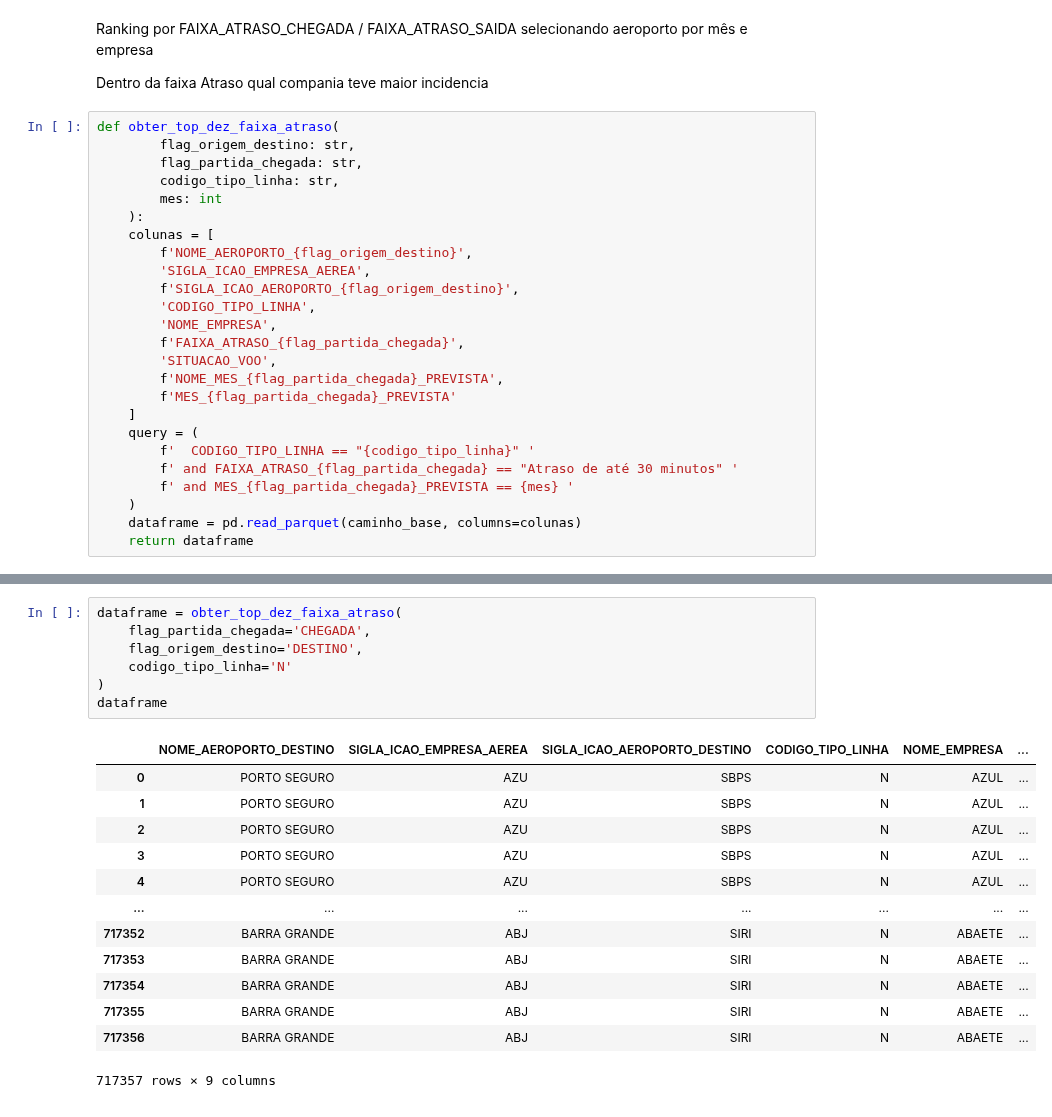
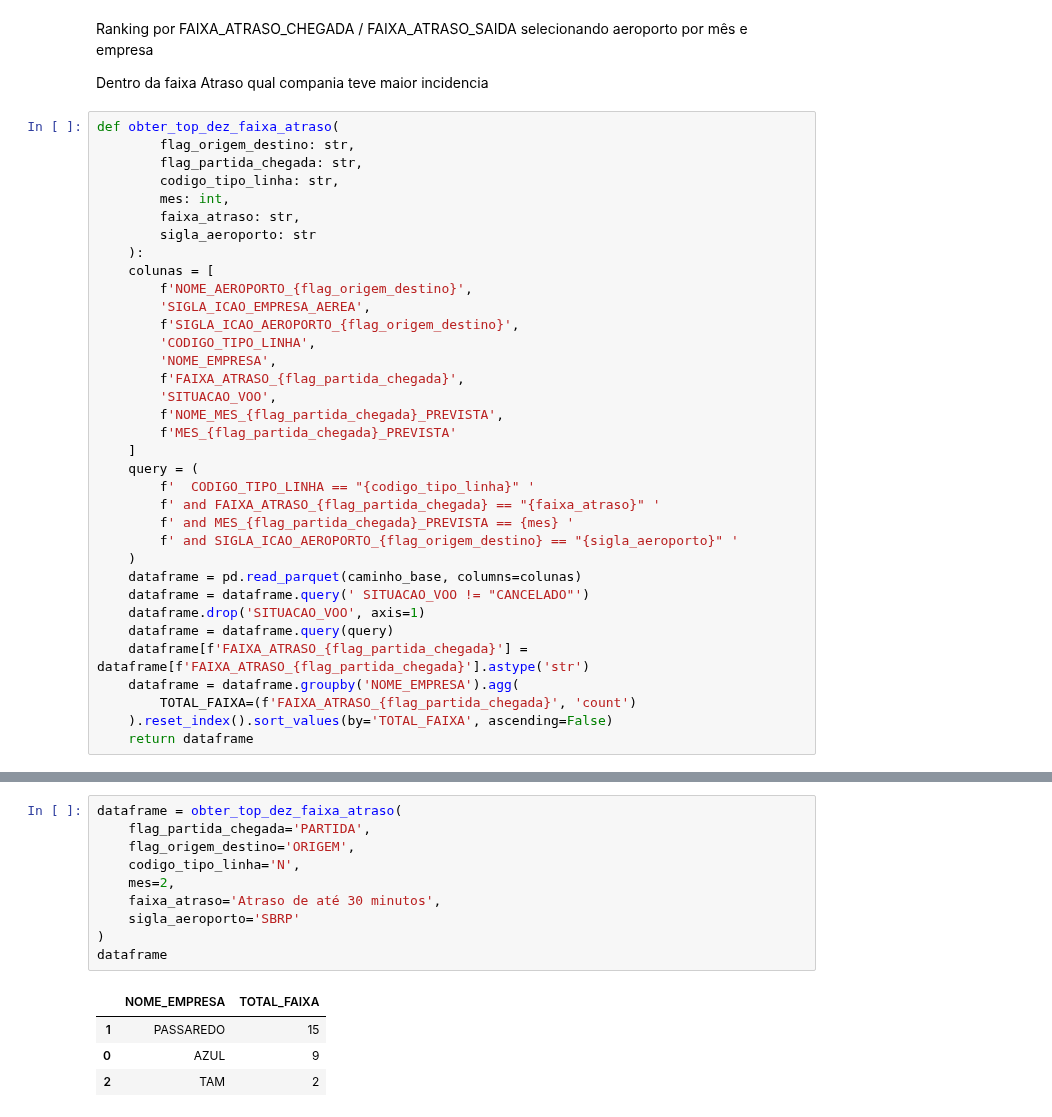
Before and after one commit to rodrigorocha1/dashboard_dados_voos_python, a Jupyter notebook: notebooks/visualizacoes.ipynb, the cells around one changed output, grey strips where cells are left out. Drawn from its saved outputs; the diff is of its cells as text.

```diff
--- a/notebooks/visualizacoes.ipynb
+++ b/notebooks/visualizacoes.ipynb
@@ -560,7 +560,9 @@ def obter_top_dez_faixa_atraso(
         flag_origem_destino: str,
         flag_partida_chegada: str,
         codigo_tipo_linha: str,
-        mes: int
+        mes: int,
+        faixa_atraso: str,
+        sigla_aeroporto: str
     ):
     colunas = [
         f'NOME_AEROPORTO_{flag_origem_destino}',
@@ -575,8 +577,16 @@ def obter_top_dez_faixa_atraso(
     ]
     query = (
         f'  CODIGO_TIPO_LINHA == "{codigo_tipo_linha}" '
-        f' and FAIXA_ATRASO_{flag_partida_chegada} == "Atraso de até 30 minutos" '
+        f' and FAIXA_ATRASO_{flag_partida_chegada} == "{faixa_atraso}" '
         f' and MES_{flag_partida_chegada}_PREVISTA == {mes} '
+        f' and SIGLA_ICAO_AEROPORTO_{flag_origem_destino} == "{sigla_aeroporto}" '
     )
     dataframe = pd.read_parquet(caminho_base, columns=colunas)
+    dataframe = dataframe.query(' SITUACAO_VOO != "CANCELADO"')
+    dataframe.drop('SITUACAO_VOO', axis=1)
+    dataframe = dataframe.query(query)
+    dataframe[f'FAIXA_ATRASO_{flag_partida_chegada}'] = dataframe[f'FAIXA_ATRASO_{flag_partida_chegada}'].astype('str')
+    dataframe = dataframe.groupby('NOME_EMPRESA').agg(
+        TOTAL_FAIXA=(f'FAIXA_ATRASO_{flag_partida_chegada}', 'count')
+    ).reset_index().sort_values(by='TOTAL_FAIXA', ascending=False)
     return dataframe
@@ -583,21 +598,15 @@ def obter_top_dez_faixa_atraso(
 # %%
 dataframe = obter_top_dez_faixa_atraso(
-    flag_partida_chegada='CHEGADA',
-    flag_origem_destino='DESTINO',
-    codigo_tipo_linha='N'
+    flag_partida_chegada='PARTIDA',
+    flag_origem_destino='ORIGEM',
+    codigo_tipo_linha='N',
+    mes=2,
+    faixa_atraso='Atraso de até 30 minutos',
+    sigla_aeroporto='SBRP'
 )
 dataframe
 # %% [output]
-|  | NOME_AEROPORTO_DESTINO | SIGLA_ICAO_EMPRESA_AEREA | SIGLA_ICAO_AEROPORTO_DESTINO | CODIGO_TIPO_LINHA | NOME_EMPRESA | ... |
-| 0 | PORTO SEGURO | AZU | SBPS | N | AZUL | ... |
-| 1 | PORTO SEGURO | AZU | SBPS | N | AZUL | ... |
-| 2 | PORTO SEGURO | AZU | SBPS | N | AZUL | ... |
-| 3 | PORTO SEGURO | AZU | SBPS | N | AZUL | ... |
-| 4 | PORTO SEGURO | AZU | SBPS | N | AZUL | ... |
-| ... | ... | ... | ... | ... | ... | ... |
-| 717352 | BARRA GRANDE | ABJ | SIRI | N | ABAETE | ... |
-| 717353 | BARRA GRANDE | ABJ | SIRI | N | ABAETE | ... |
-| 717354 | BARRA GRANDE | ABJ | SIRI | N | ABAETE | ... |
-| 717355 | BARRA GRANDE | ABJ | SIRI | N | ABAETE | ... |
-| 717356 | BARRA GRANDE | ABJ | SIRI | N | ABAETE | ... |
+|  | NOME_EMPRESA | TOTAL_FAIXA |
+| 1 | PASSAREDO | 15 |
+| 0 | AZUL | 9 |
+| 2 | TAM | 2 |
-717357 rows × 9 columns
```
Also changed, not shown: parts of 1 cell of this notebook.
